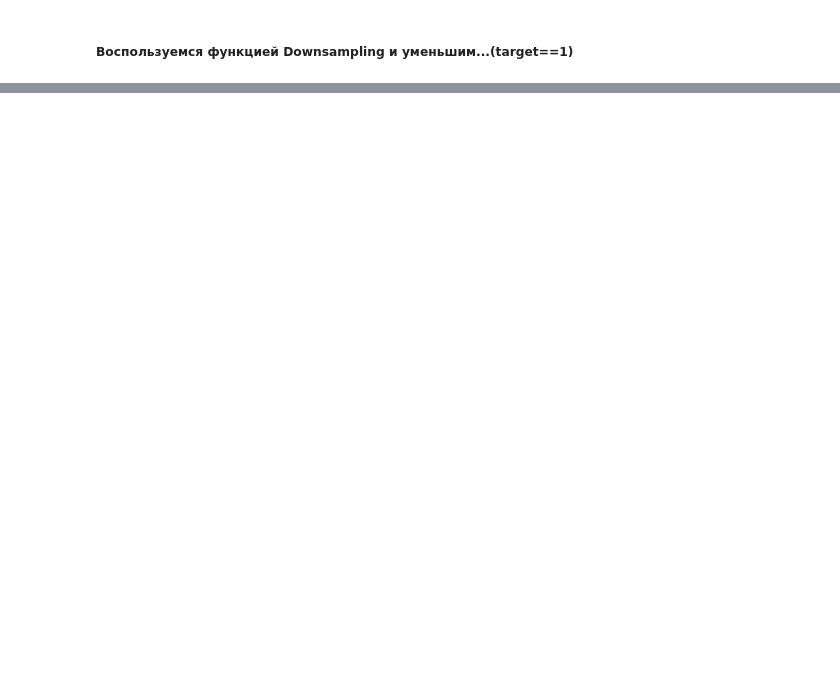
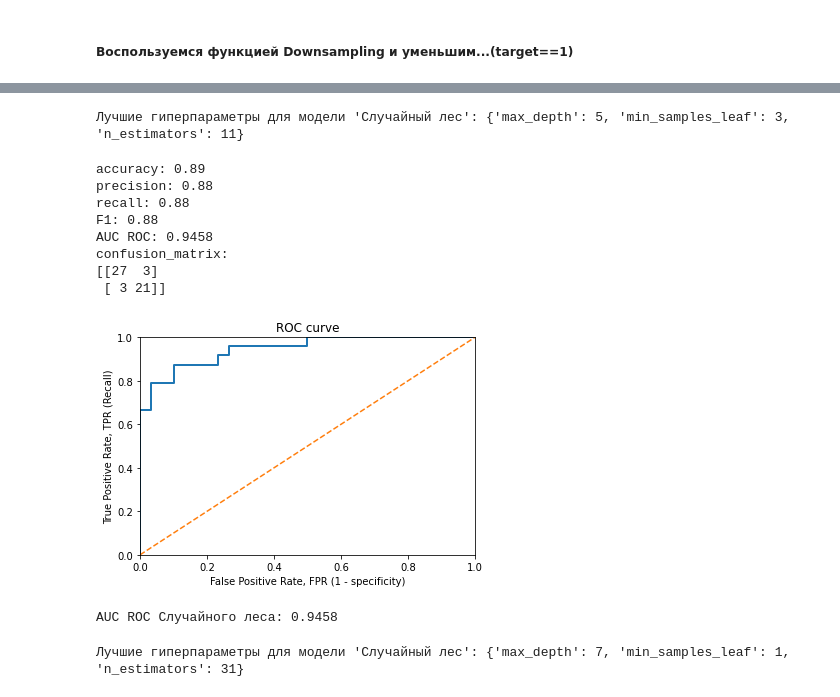
Before and after one commit to ElizabethShoshev/Project-masterskay, a Jupyter notebook: пробник.ipynb, the cells around one changed output, grey strips where cells are left out. Cells and saved outputs as stored; diff of their text form; code cells hidden in the pictures; blank space fills up the shorter version.

Commit message:
Добавлены график дисбаланса, функция для графика AUC ROC, Модель Random forest

```diff
--- a/пробник.ipynb
+++ b/пробник.ipynb
@@ -398,0 +443,13 @@ features_balance_down,target_balance_down=downsampling(train_features,train_targ
+# %%
+# Строим модель Random forest без подбора гиперпараметров
+model_forest = RandomForestClassifier(random_state=12345)
+model_forest.fit(train_features,train_target)
+prediction_forest = model_forest.predict(valid_features)
+
+print("accuracy:", round ((model_forest.score(valid_features,valid_target)),2))
+print("precision:", round((precision_score(valid_target, prediction_forest)),2))
+print("recall:", round((recall_score(valid_target, prediction_forest)),2))
+print("F1:", round ((f1_score(valid_target,prediction_forest)),2))
+print("AUC ROC:", round(roc_auc_score(valid_target, (model_forest.predict_proba(valid_features))[:, 1]),4))
+print("confusion_matrix:")
+print(confusion_matrix(valid_target, prediction_forest))
@@ -398,0 +465,50 @@ features_balance_down,target_balance_down=downsampling(train_features,train_targ
+# %%
+# Подбираем наилучшие гиперпараметры для Random forest
+parametrs = { 'n_estimators': range (1, 50, 10),
+             'min_samples_leaf': range (1,5),
+             'max_depth': range (1,11)}
+model_forest = GridSearchCV(RandomForestClassifier(random_state=12345), parametrs, scoring='f1', cv=5)
+model_forest.fit(train_features,train_target)
+print("Лучшие гиперпараметры для модели 'Случайный лес':",model_forest.best_params_)
+# %% [output]
+Лучшие гиперпараметры для модели 'Случайный лес': {'max_depth': 5, 'min_samples_leaf': 3, 'n_estimators': 11}
+# %%
+model_forest = RandomForestClassifier(random_state=12345, n_estimators = 11\
+                                      , max_depth = 11, min_samples_leaf = 3, class_weight='balanced')
+model_forest.fit(train_features,train_target)
+prediction_forest = model_forest.predict(valid_features)
+
+print("accuracy:", round ((model_forest.score(valid_features,valid_target)),2))
+print("precision:", round((precision_score(valid_target, prediction_forest)),2))
+print("recall:", round((recall_score(valid_target, prediction_forest)),2))
+print("F1:", round ((f1_score(valid_target,prediction_forest)),2))
+print("AUC ROC:", round(roc_auc_score(valid_target, (model_forest.predict_proba(valid_features))[:, 1]),4))
+print("confusion_matrix:")
+print(confusion_matrix(valid_target, prediction_forest))
+
+fpr, tpr, thresholds = roc_curve(valid_target, model_forest.predict_proba(valid_features)[:, 1])
+plot_roc_curve(fpr, tpr)
+plt.show()
+print("AUC ROC Случайного леса:", round(roc_auc_score(
+    valid_target, (model_forest.predict_proba(valid_features))[:, 1]),4))
+# %% [output]
+accuracy: 0.89
+precision: 0.88
+recall: 0.88
+F1: 0.88
+AUC ROC: 0.9458
+confusion_matrix:
+[[27  3]
+ [ 3 21]]
+[figure, added]
+AUC ROC Случайного леса: 0.9458
+# %%
+# Подбираем наилучшие гиперпараметры для Random forest при увеличении выборки
+parametrs = { 'n_estimators': range (1, 50, 10),
+             'min_samples_leaf': range (1,3),
+             'max_depth': range (1,11)}
+model_forest = GridSearchCV(RandomForestClassifier(random_state=12345), parametrs, scoring='f1', cv=5)
+model_forest.fit(features_balance_up,target_balance_up)
+print("Лучшие гиперпараметры для модели 'Случайный лес':",model_forest.best_params_)
+# %% [output]
+Лучшие гиперпараметры для модели 'Случайный лес': {'max_depth': 7, 'min_samples_leaf': 1, 'n_estimators': 31}
```
Also changed, not shown: parts of 12 cells of this notebook, 1 other file.
